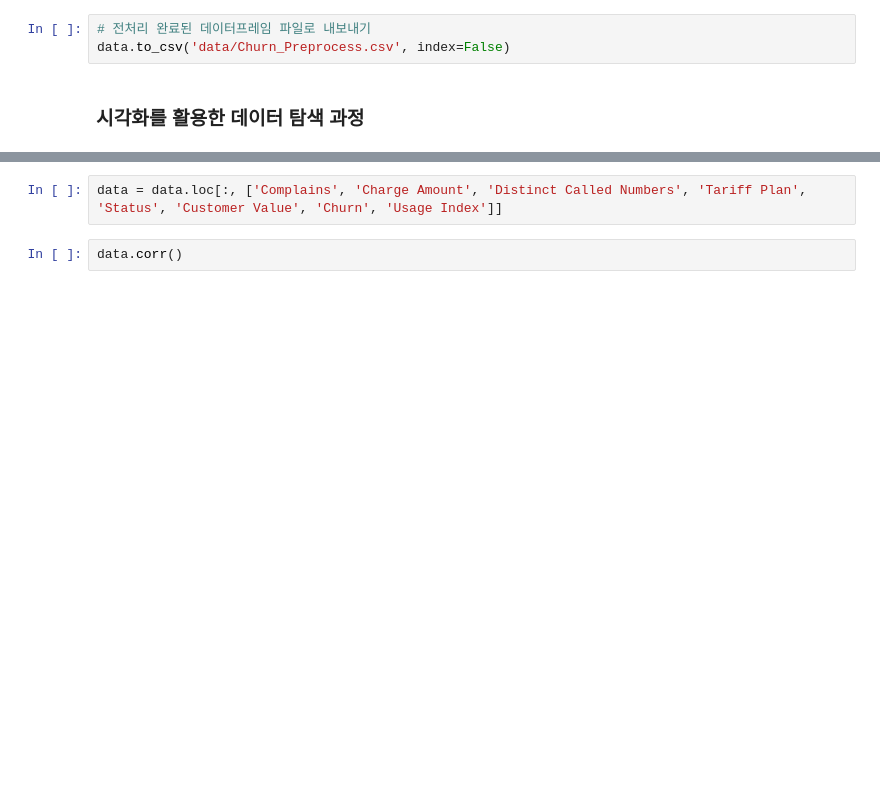
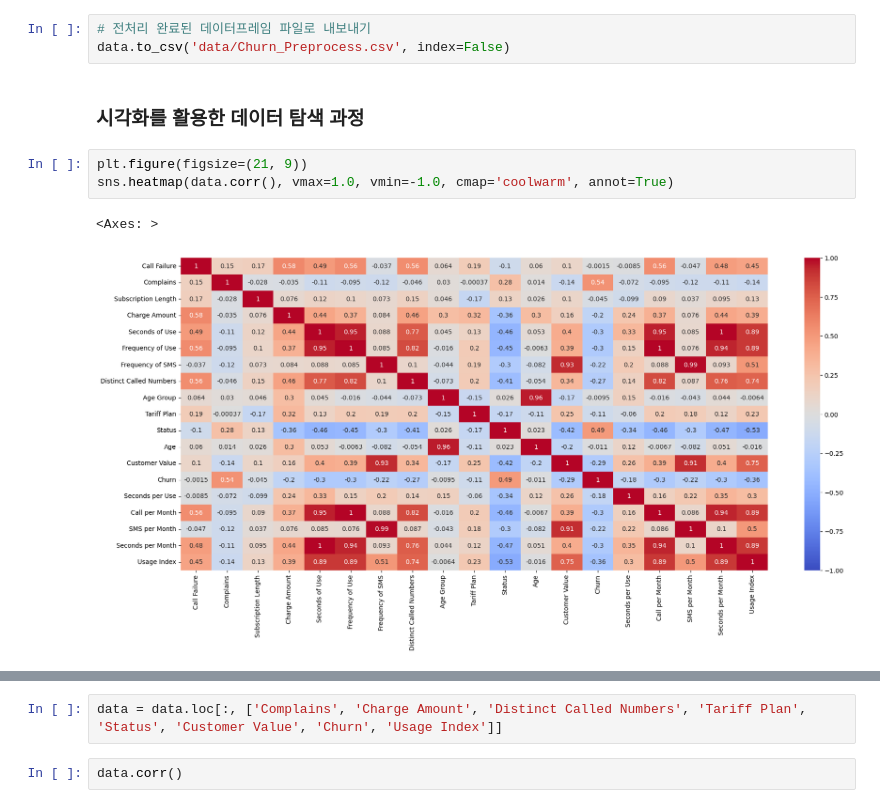
Before and after one commit to SKNETWORKS-FAMILY-AICAMP/SKN02-2nd-4Team, a Jupyter notebook: preprocessing.ipynb, the cells around one changed output, grey strips where cells are left out. Saved outputs shown, nothing was run; the diff lists cells and outputs as text; blank space fills up the shorter version.

```diff
--- a/preprocessing.ipynb
+++ b/preprocessing.ipynb
@@ -131,3 +181,9 @@ del data['Standard SMS Freq']
 data.to_csv('data/Churn_Preprocess.csv', index=False)
 # %% [markdown]
 ### 시각화를 활용한 데이터 탐색 과정
+# %%
+plt.figure(figsize=(21, 9))
+sns.heatmap(data.corr(), vmax=1.0, vmin=-1.0, cmap='coolwarm', annot=True)
+# %% [output]
+<Axes: >
+[figure, added]
```
Also changed, not shown: parts of 8 cells of this notebook.
